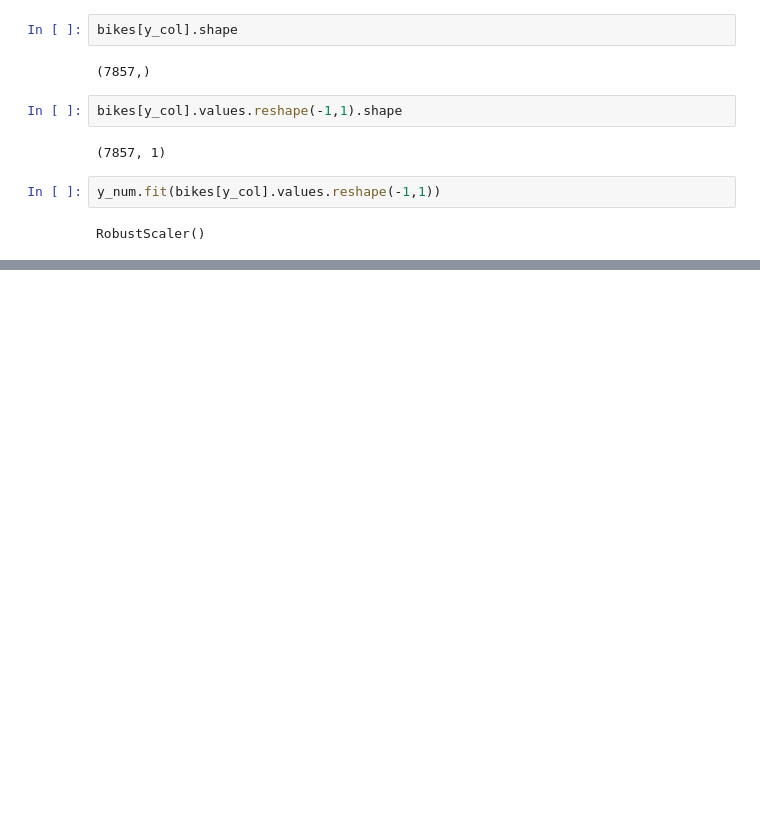
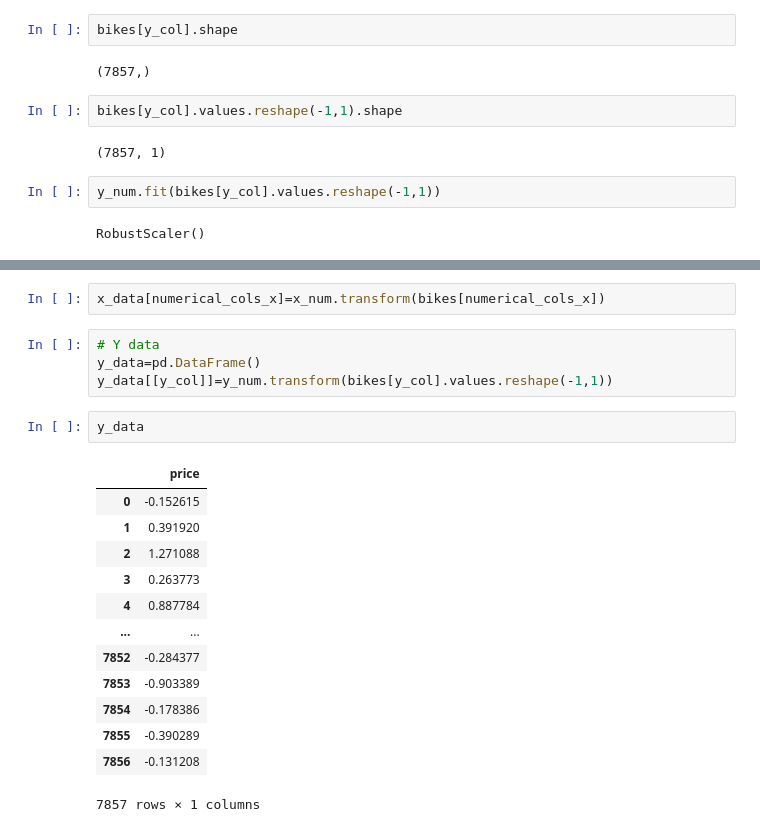
Before and after one commit to sushantkas/Pr-2-used-bikes, a Jupyter notebook: EDA.ipynb, the cells around one changed output, grey strips where cells are left out. Cells and saved outputs as stored; diff of their text form; blank space fills up the shorter version.

Commit message:
Feature Transformation complete

```diff
--- a/EDA.ipynb
+++ b/EDA.ipynb
@@ -1238,0 +1263,22 @@ RobustScaler()
+# %%
+x_data[numerical_cols_x]=x_num.transform(bikes[numerical_cols_x])
+# %%
+# Y data
+y_data=pd.DataFrame()
+y_data[[y_col]]=y_num.transform(bikes[y_col].values.reshape(-1,1))
+# %%
+y_data
+# %% [output]
+|  | price |
+| 0 | -0.152615 |
+| 1 | 0.391920 |
+| 2 | 1.271088 |
+| 3 | 0.263773 |
+| 4 | 0.887784 |
+| ... | ... |
+| 7852 | -0.284377 |
+| 7853 | -0.903389 |
+| 7854 | -0.178386 |
+| 7855 | -0.390289 |
+| 7856 | -0.131208 |
+7857 rows × 1 columns
```
Also changed, not shown: parts of 4 cells of this notebook, 3 other files.
